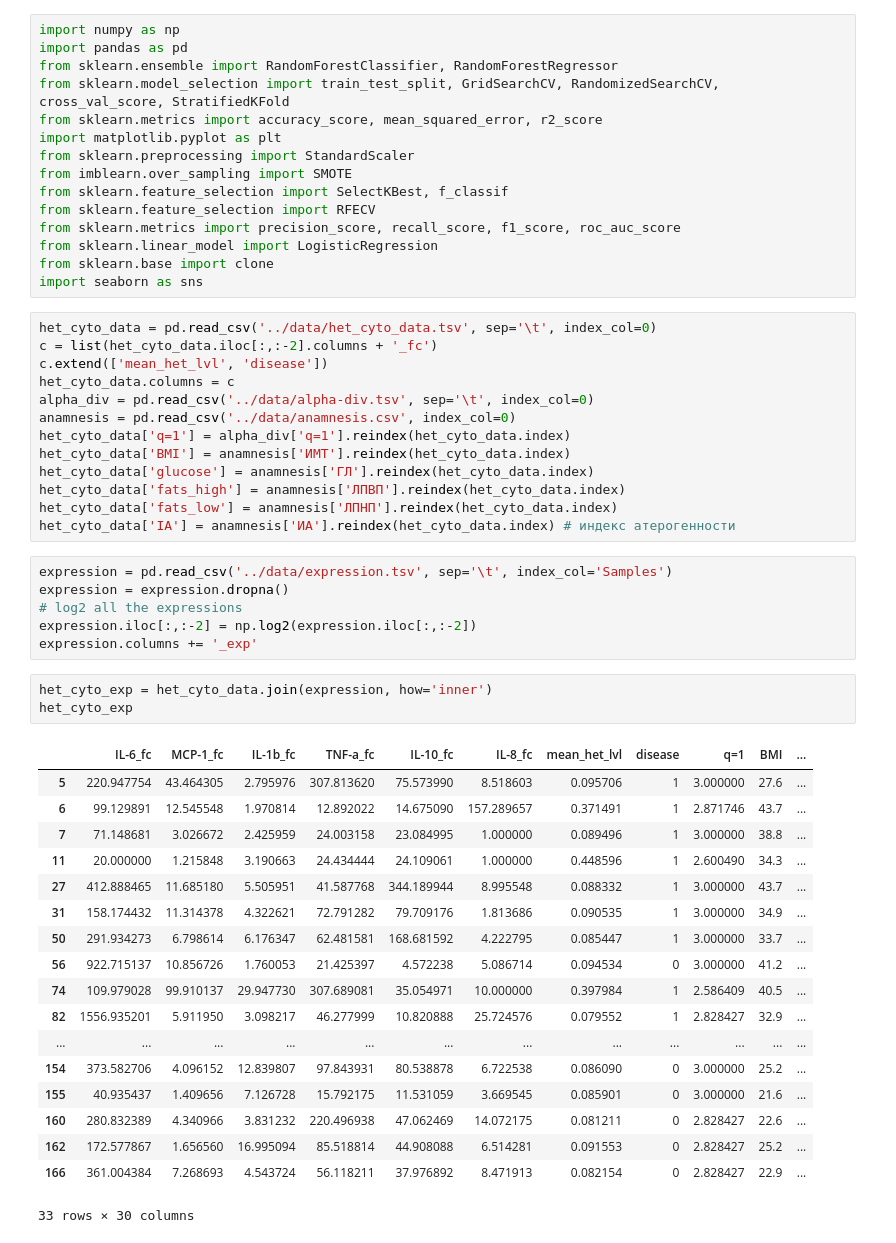
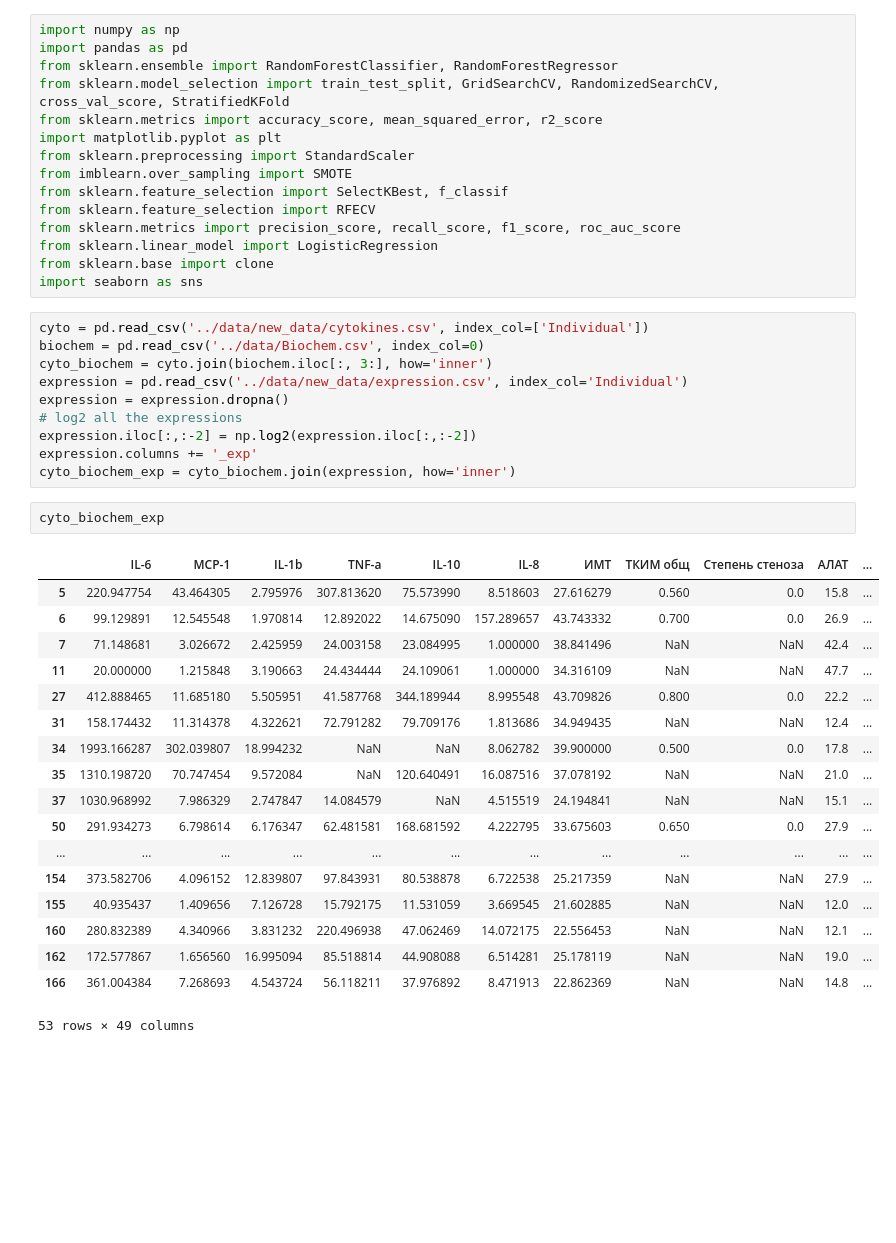
Before and after one commit to blackturtle71/obesityxmutations, a Jupyter notebook: scripts/ml.ipynb, the cells around one changed output. Cells and saved outputs as stored; diff of their text form; blank space fills up the shorter version.

```diff
--- a/scripts/ml.ipynb
+++ b/scripts/ml.ipynb
@@ -14,43 +14,33 @@ from sklearn.linear_model import LogisticRegression
 from sklearn.base import clone
 import seaborn as sns
 # %%
-het_cyto_data = pd.read_csv('../data/het_cyto_data.tsv', sep='\t', index_col=0)
-c = list(het_cyto_data.iloc[:,:-2].columns + '_fc')
-c.extend(['mean_het_lvl', 'disease'])
-het_cyto_data.columns = c
-alpha_div = pd.read_csv('../data/alpha-div.tsv', sep='\t', index_col=0)
-anamnesis = pd.read_csv('../data/anamnesis.csv', index_col=0)
-het_cyto_data['q=1'] = alpha_div['q=1'].reindex(het_cyto_data.index)
-het_cyto_data['BMI'] = anamnesis['ИМТ'].reindex(het_cyto_data.index)
-het_cyto_data['glucose'] = anamnesis['ГЛ'].reindex(het_cyto_data.index)
-het_cyto_data['fats_high'] = anamnesis['ЛПВП'].reindex(het_cyto_data.index)
-het_cyto_data['fats_low'] = anamnesis['ЛПНП'].reindex(het_cyto_data.index)
-het_cyto_data['IA'] = anamnesis['ИА'].reindex(het_cyto_data.index) # индекс атерогенности
+cyto = pd.read_csv('../data/new_data/cytokines.csv', index_col=['Individual'])
+biochem = pd.read_csv('../data/Biochem.csv', index_col=0)
+cyto_biochem = cyto.join(biochem.iloc[:, 3:], how='inner')
+expression = pd.read_csv('../data/new_data/expression.csv', index_col='Individual')
+expression = expression.dropna()
+# log2 all the expressions
+expression.iloc[:,:-2] = np.log2(expression.iloc[:,:-2])
+expression.columns += '_exp'
+cyto_biochem_exp = cyto_biochem.join(expression, how='inner')
 # %%
-expression = pd.read_csv('../data/expression.tsv', sep='\t', index_col='Samples')
-expression = expression.dropna()
-# log2 all the expressions
-expression.iloc[:,:-2] = np.log2(expression.iloc[:,:-2])
-expression.columns += '_exp'
+cyto_biochem_exp
+# %% [output]
+|  | IL-6 | MCP-1 | IL-1b | TNF-a | IL-10 | IL-8 | ИМТ | ТКИМ общ | Степень стеноза | АЛАТ | ... |
+| 5 | 220.947754 | 43.464305 | 2.795976 | 307.813620 | 75.573990 | 8.518603 | 27.616279 | 0.560 | 0.0 | 15.8 | ... |
+| 6 | 99.129891 | 12.545548 | 1.970814 | 12.892022 | 14.675090 | 157.289657 | 43.743332 | 0.700 | 0.0 | 26.9 | ... |
+| 7 | 71.148681 | 3.026672 | 2.425959 | 24.003158 | 23.084995 | 1.000000 | 38.841496 | NaN | NaN | 42.4 | ... |
+| 11 | 20.000000 | 1.215848 | 3.190663 | 24.434444 | 24.109061 | 1.000000 | 34.316109 | NaN | NaN | 47.7 | ... |
+| 27 | 412.888465 | 11.685180 | 5.505951 | 41.587768 | 344.189944 | 8.995548 | 43.709826 | 0.800 | 0.0 | 22.2 | ... |
+| 31 | 158.174432 | 11.314378 | 4.322621 | 72.791282 | 79.709176 | 1.813686 | 34.949435 | NaN | NaN | 12.4 | ... |
+| 34 | 1993.166287 | 302.039807 | 18.994232 | NaN | NaN | 8.062782 | 39.900000 | 0.500 | 0.0 | 17.8 | ... |
+| 35 | 1310.198720 | 70.747454 | 9.572084 | NaN | 120.640491 | 16.087516 | 37.078192 | NaN | NaN | 21.0 | ... |
+| 37 | 1030.968992 | 7.986329 | 2.747847 | 14.084579 | NaN | 4.515519 | 24.194841 | NaN | NaN | 15.1 | ... |
+| 50 | 291.934273 | 6.798614 | 6.176347 | 62.481581 | 168.681592 | 4.222795 | 33.675603 | 0.650 | 0.0 | 27.9 | ... |
+| ... | ... | ... | ... | ... | ... | ... | ... | ... | ... | ... | ... |
+| 154 | 373.582706 | 4.096152 | 12.839807 | 97.843931 | 80.538878 | 6.722538 | 25.217359 | NaN | NaN | 27.9 | ... |
+| 155 | 40.935437 | 1.409656 | 7.126728 | 15.792175 | 11.531059 | 3.669545 | 21.602885 | NaN | NaN | 12.0 | ... |
+| 160 | 280.832389 | 4.340966 | 3.831232 | 220.496938 | 47.062469 | 14.072175 | 22.556453 | NaN | NaN | 12.1 | ... |
+| 162 | 172.577867 | 1.656560 | 16.995094 | 85.518814 | 44.908088 | 6.514281 | 25.178119 | NaN | NaN | 19.0 | ... |
+| 166 | 361.004384 | 7.268693 | 4.543724 | 56.118211 | 37.976892 | 8.471913 | 22.862369 | NaN | NaN | 14.8 | ... |
+53 rows × 49 columns
-# %%
-het_cyto_exp = het_cyto_data.join(expression, how='inner')
-het_cyto_exp
-# %% [output]
-|  | IL-6_fc | MCP-1_fc | IL-1b_fc | TNF-a_fc | IL-10_fc | IL-8_fc | mean_het_lvl | disease | q=1 | BMI | ... |
-| 5 | 220.947754 | 43.464305 | 2.795976 | 307.813620 | 75.573990 | 8.518603 | 0.095706 | 1 | 3.000000 | 27.6 | ... |
-| 6 | 99.129891 | 12.545548 | 1.970814 | 12.892022 | 14.675090 | 157.289657 | 0.371491 | 1 | 2.871746 | 43.7 | ... |
-| 7 | 71.148681 | 3.026672 | 2.425959 | 24.003158 | 23.084995 | 1.000000 | 0.089496 | 1 | 3.000000 | 38.8 | ... |
-| 11 | 20.000000 | 1.215848 | 3.190663 | 24.434444 | 24.109061 | 1.000000 | 0.448596 | 1 | 2.600490 | 34.3 | ... |
-| 27 | 412.888465 | 11.685180 | 5.505951 | 41.587768 | 344.189944 | 8.995548 | 0.088332 | 1 | 3.000000 | 43.7 | ... |
-| 31 | 158.174432 | 11.314378 | 4.322621 | 72.791282 | 79.709176 | 1.813686 | 0.090535 | 1 | 3.000000 | 34.9 | ... |
-| 50 | 291.934273 | 6.798614 | 6.176347 | 62.481581 | 168.681592 | 4.222795 | 0.085447 | 1 | 3.000000 | 33.7 | ... |
-| 56 | 922.715137 | 10.856726 | 1.760053 | 21.425397 | 4.572238 | 5.086714 | 0.094534 | 0 | 3.000000 | 41.2 | ... |
-| 74 | 109.979028 | 99.910137 | 29.947730 | 307.689081 | 35.054971 | 10.000000 | 0.397984 | 1 | 2.586409 | 40.5 | ... |
-| 82 | 1556.935201 | 5.911950 | 3.098217 | 46.277999 | 10.820888 | 25.724576 | 0.079552 | 1 | 2.828427 | 32.9 | ... |
-| ... | ... | ... | ... | ... | ... | ... | ... | ... | ... | ... | ... |
-| 154 | 373.582706 | 4.096152 | 12.839807 | 97.843931 | 80.538878 | 6.722538 | 0.086090 | 0 | 3.000000 | 25.2 | ... |
-| 155 | 40.935437 | 1.409656 | 7.126728 | 15.792175 | 11.531059 | 3.669545 | 0.085901 | 0 | 3.000000 | 21.6 | ... |
-| 160 | 280.832389 | 4.340966 | 3.831232 | 220.496938 | 47.062469 | 14.072175 | 0.081211 | 0 | 2.828427 | 22.6 | ... |
-| 162 | 172.577867 | 1.656560 | 16.995094 | 85.518814 | 44.908088 | 6.514281 | 0.091553 | 0 | 2.828427 | 25.2 | ... |
-| 166 | 361.004384 | 7.268693 | 4.543724 | 56.118211 | 37.976892 | 8.471913 | 0.082154 | 0 | 2.828427 | 22.9 | ... |
-33 rows × 30 columns
```
Also changed, not shown: parts of 7 cells of this notebook, 9 other files.
